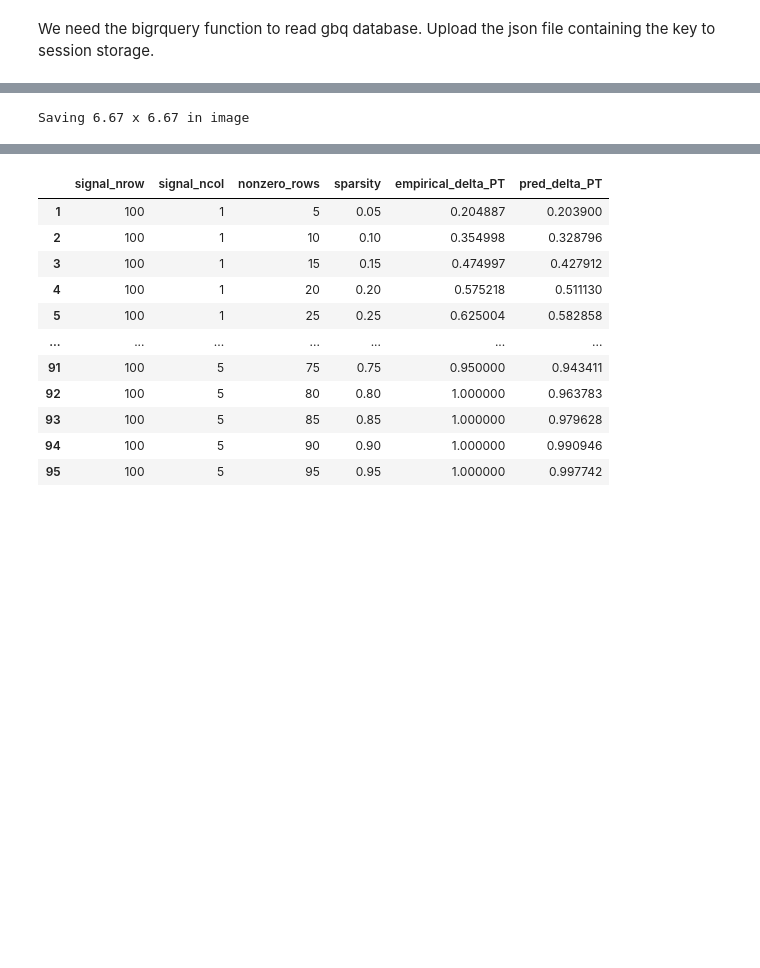
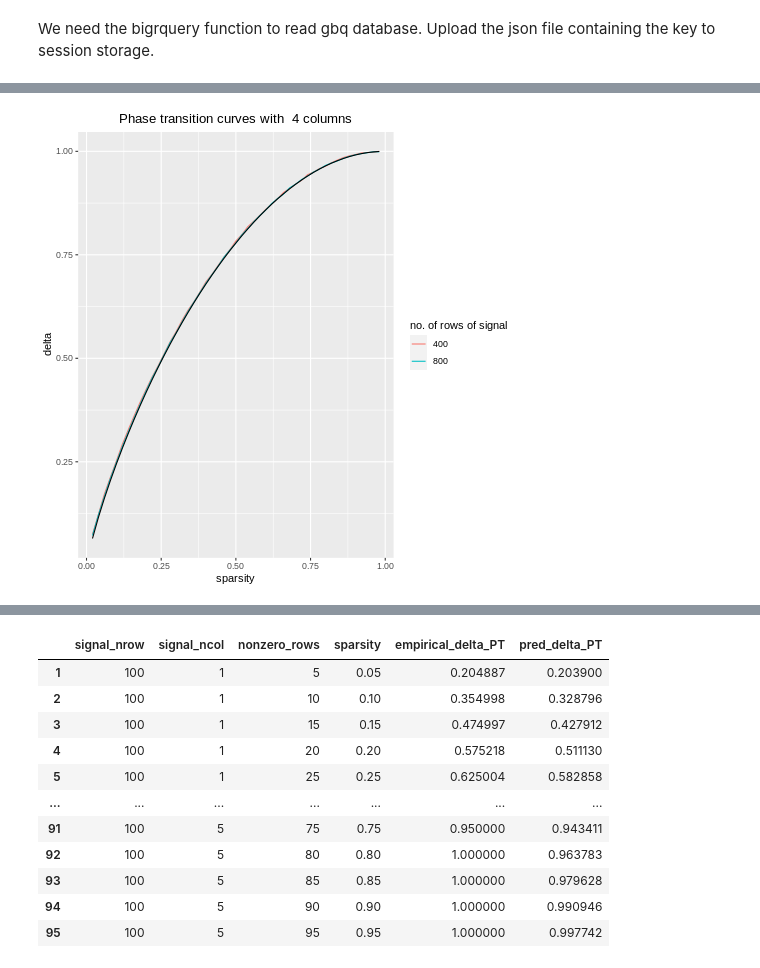
Before and after one commit to apd1995/SoftSense-and-SteinSense, a Jupyter notebook: updating_params.ipynb, the cells around one changed output, grey strips where cells are left out. Drawn from its saved outputs; the diff is of its cells as text; code cells hidden in the pictures; blank space fills up the shorter version.

```diff
--- a/updating_params.ipynb
+++ b/updating_params.ipynb
@@ -304,16 +514,16 @@ lines(res$empirical_delta_PT, res$pred_delta_PT)
 # %%
 %%R
-B = 3
+B = 4
 res_small = res %>% filter(signal_ncol == B)
 g2 <- ggplot(res_small, aes(x = sparsity, y = delta)) +
     labs(title = paste("Phase transition curves with ", B, "columns")) +
     theme(plot.title = element_text(hjust = 0.5)) +
     geom_line(aes(x = sparsity, y = empirical_delta_PT, color = as.factor(signal_nrow)))+
-    scale_color_discrete(name = "no. of rows of signal", labels = "100") +
+    scale_color_discrete(name = "no. of rows of signal", labels = c("400", "800")) +
     geom_line(aes(x = sparsity, y = pred_delta_PT), color = "black")
 
 g2
 
-ggsave(paste("/content/drive/MyDrive/Andrew+Apratim+Dave/experimental_design/AMP_PT_plot_B=", B, ".png", sep = ""), g2)
+# ggsave(paste("/content/drive/MyDrive/Andrew+Apratim+Dave/experimental_design/AMP_PT_plot_B=", B, ".png", sep = ""), g2)
 # %% [output]
-Saving 6.67 x 6.67 in image
+[figure, added]
```
Also changed, not shown: parts of 83 cells of this notebook.
